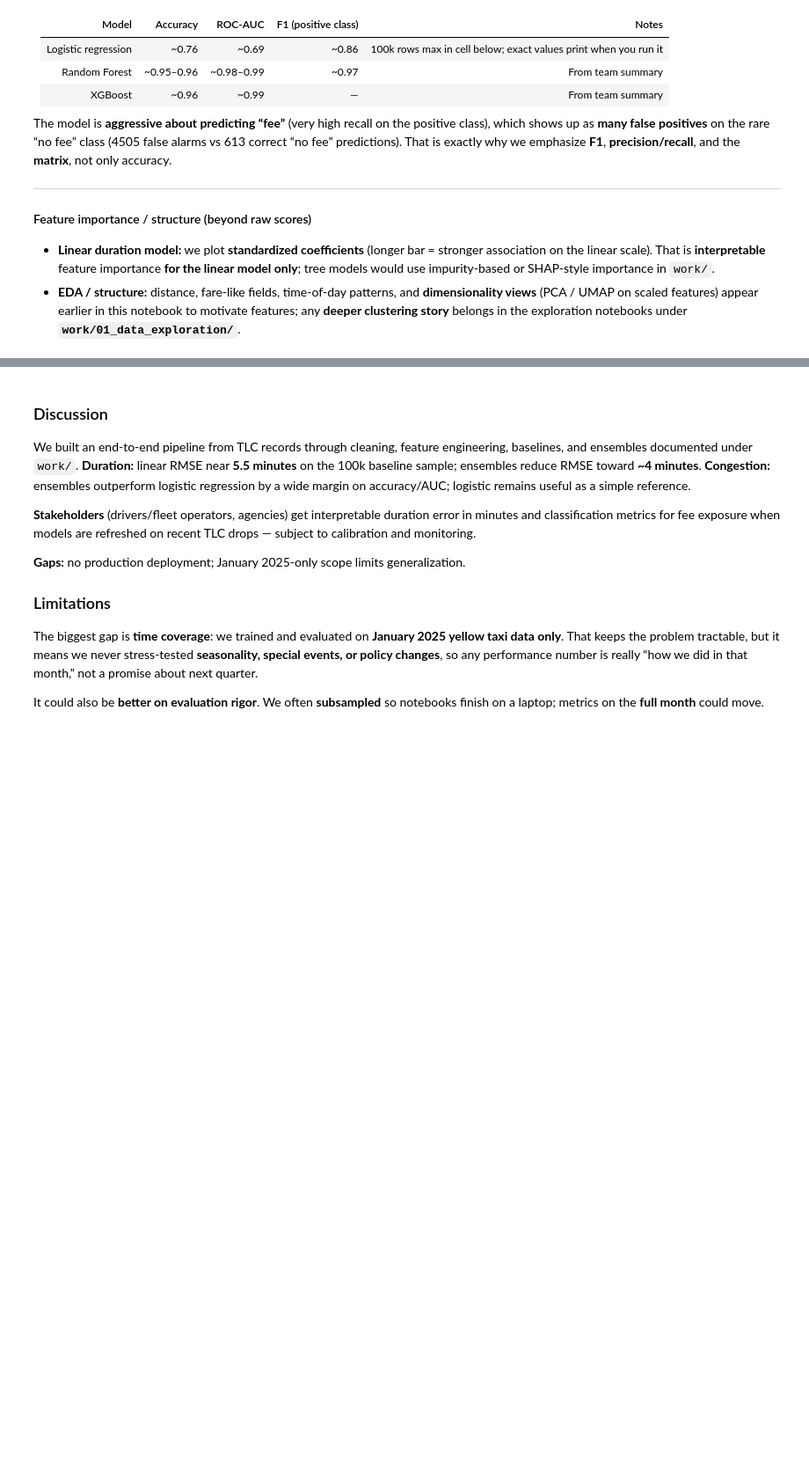
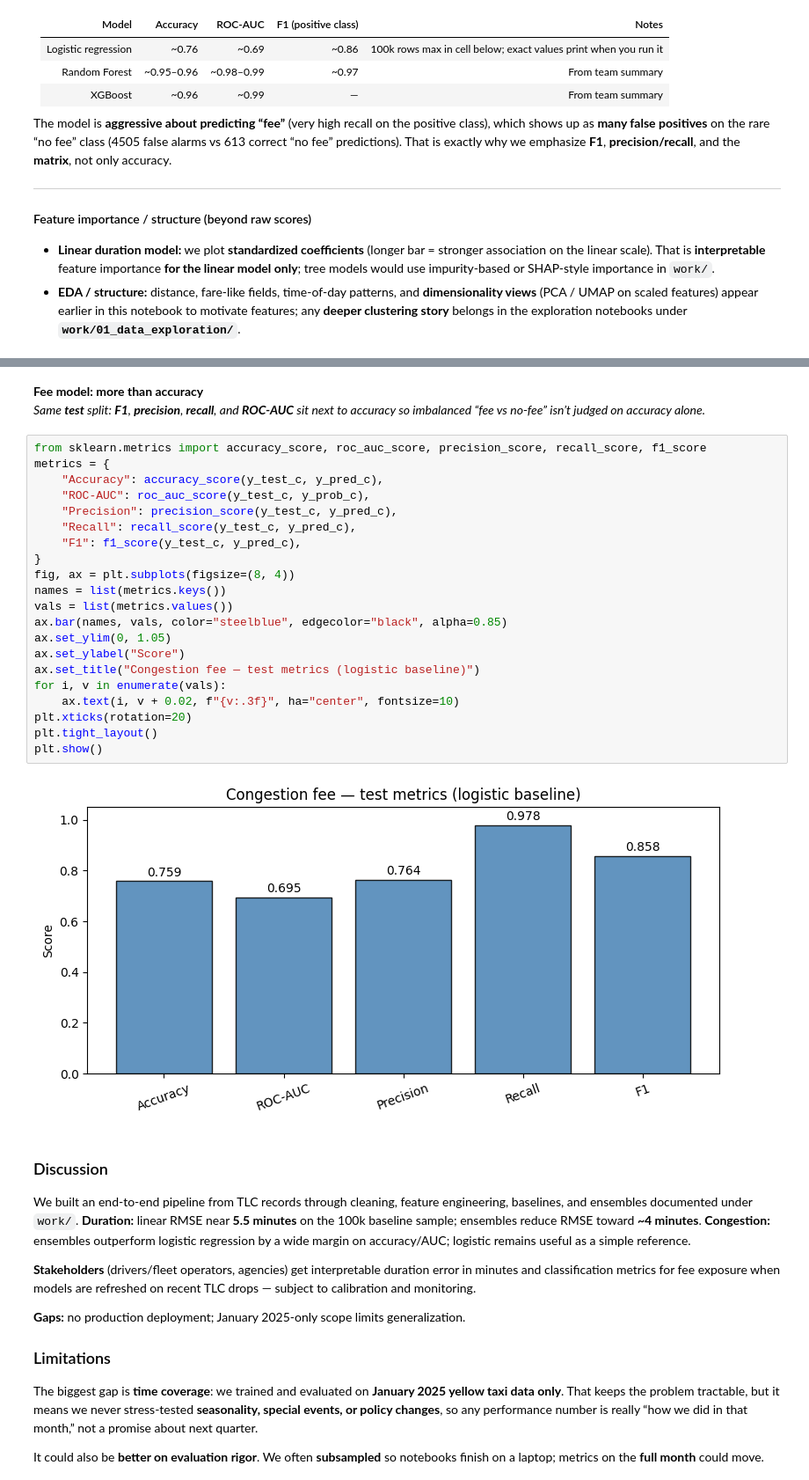
Before and after one commit to SU-IST707-SP26/group-project-avengers, a Jupyter notebook: final/submission.ipynb, the cells around one changed output, grey strips where cells are left out. Shown at 88% size. Cells and saved outputs as stored; diff of their text form; blank space fills up the shorter version.

```diff
--- a/final/submission.ipynb
+++ b/final/submission.ipynb
@@ -590,3 +411,29 @@ plt.show()
+# %% [markdown]
+**Fee model: more than accuracy**
+*Same **test** split: **F1**, **precision**, **recall**, and **ROC-AUC** sit next to accuracy so imbalanced “fee vs no-fee” isn’t judged on accuracy alone.*
+# %%
+from sklearn.metrics import accuracy_score, roc_auc_score, precision_score, recall_score, f1_score
+metrics = {
+    "Accuracy": accuracy_score(y_test_c, y_pred_c),
+    "ROC-AUC": roc_auc_score(y_test_c, y_prob_c),
+    "Precision": precision_score(y_test_c, y_pred_c),
+    "Recall": recall_score(y_test_c, y_pred_c),
+    "F1": f1_score(y_test_c, y_pred_c),
+}
+fig, ax = plt.subplots(figsize=(8, 4))
+names = list(metrics.keys())
+vals = list(metrics.values())
+ax.bar(names, vals, color="steelblue", edgecolor="black", alpha=0.85)
+ax.set_ylim(0, 1.05)
+ax.set_ylabel("Score")
+ax.set_title("Congestion fee — test metrics (logistic baseline)")
+for i, v in enumerate(vals):
+    ax.text(i, v + 0.02, f"{v:.3f}", ha="center", fontsize=10)
+plt.xticks(rotation=20)
+plt.tight_layout()
+plt.show()
+# %% [output]
+[figure, added]
 # %% [markdown]
 ### Discussion
 
```
Also changed, not shown: parts of 17 cells of this notebook.
